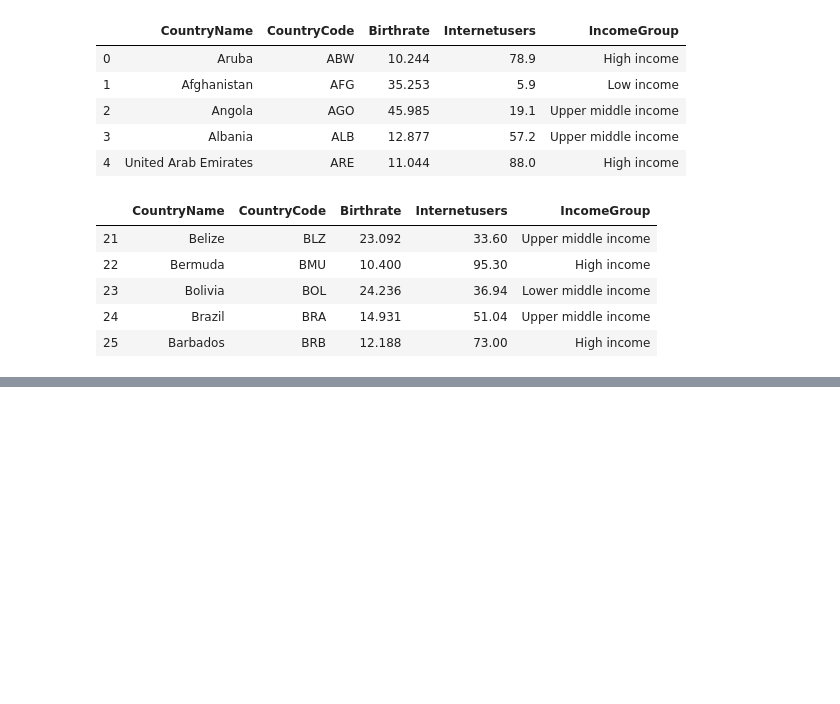
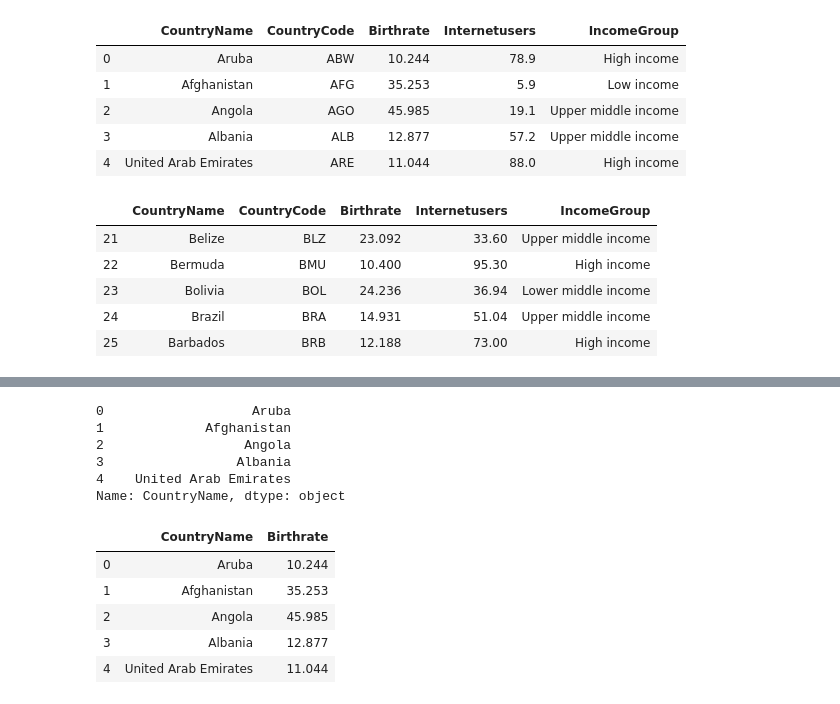
Before and after one commit to rado-radoev/code_mashup, a Jupyter notebook: python/DataSience/A-Z/Dataframes.ipynb, the cells around one changed output, grey strips where cells are left out. Drawn from its saved outputs; the diff is of its cells as text; code cells hidden in the pictures; blank space fills up the shorter version.

```diff
--- a/python/DataSience/A-Z/Dataframes.ipynb
+++ b/python/DataSience/A-Z/Dataframes.ipynb
@@ -175,0 +240,19 @@ stats[21:26]
+# %%
+stats['CountryName'].head()
+# %% [output]
+0                   Aruba
+1             Afghanistan
+2                  Angola
+3                 Albania
+4    United Arab Emirates
+Name: CountryName, dtype: object
+# %%
+
+stats[['CountryName', 'Birthrate']].head()
+# %% [output]
+|  | CountryName | Birthrate |
+| 0 | Aruba | 10.244 |
+| 1 | Afghanistan | 35.253 |
+| 2 | Angola | 45.985 |
+| 3 | Albania | 12.877 |
+| 4 | United Arab Emirates | 11.044 |
```
Also changed, not shown: parts of 8 cells of this notebook.
